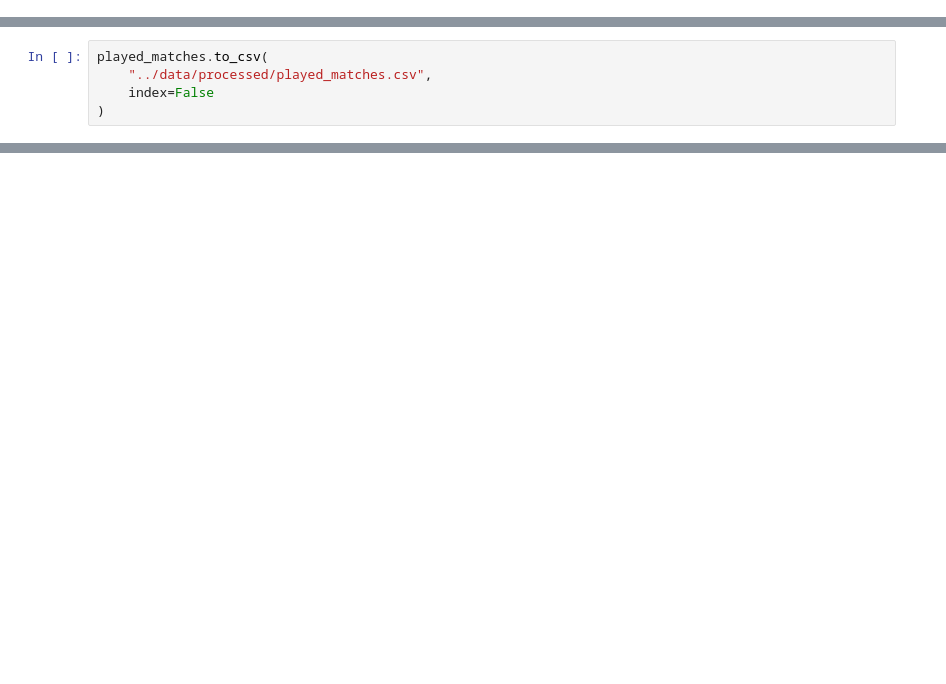
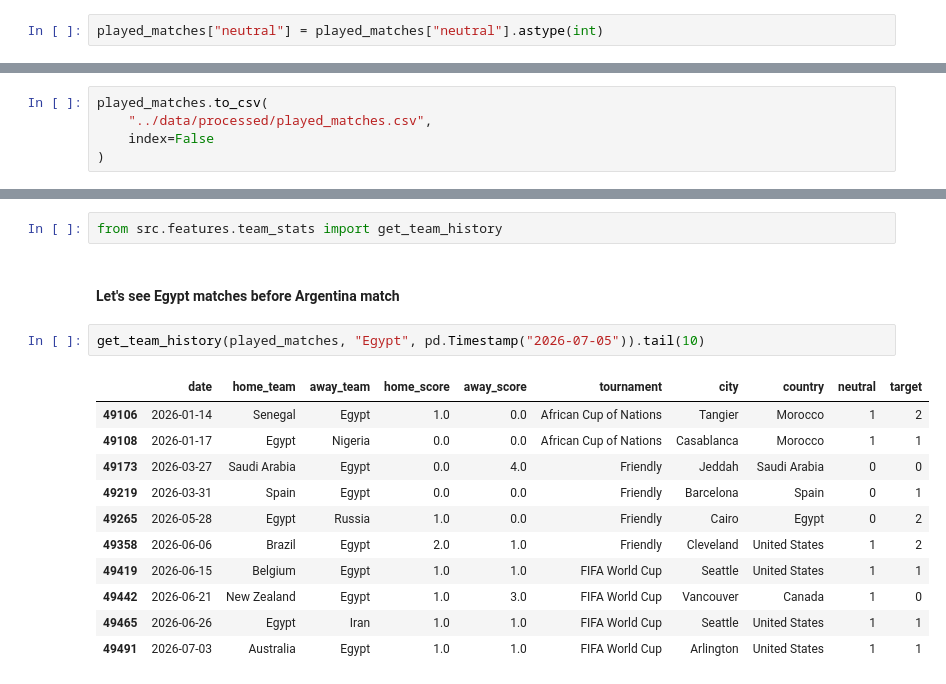
Before and after one commit to Abol3ninn/WorldCup-Predictor, a Jupyter notebook: notebooks/01_data_loading.ipynb, the cells around one changed output, grey strips where cells are left out. Drawn from its saved outputs; the diff is of its cells as text; blank space fills up the shorter version.

```diff
--- a/notebooks/01_data_loading.ipynb
+++ b/notebooks/01_data_loading.ipynb
@@ -235,0 +264,2 @@ played_matches = played_matches.reset_index(drop=True)
+# %%
+played_matches["neutral"] = played_matches["neutral"].astype(int)
@@ -240,0 +292,18 @@ played_matches.to_csv(
+# %%
+from src.features.team_stats import get_team_history
+# %% [markdown]
+#### Let's see Egypt matches before Argentina match
+# %%
+get_team_history(played_matches, "Egypt", pd.Timestamp("2026-07-05")).tail(10)
+# %% [output]
+|  | date | home_team | away_team | home_score | away_score | tournament | city | country | neutral | target |
+| 49106 | 2026-01-14 | Senegal | Egypt | 1.0 | 0.0 | African Cup of Nations | Tangier | Morocco | 1 | 2 |
+| 49108 | 2026-01-17 | Egypt | Nigeria | 0.0 | 0.0 | African Cup of Nations | Casablanca | Morocco | 1 | 1 |
+| 49173 | 2026-03-27 | Saudi Arabia | Egypt | 0.0 | 4.0 | Friendly | Jeddah | Saudi Arabia | 0 | 0 |
+| 49219 | 2026-03-31 | Spain | Egypt | 0.0 | 0.0 | Friendly | Barcelona | Spain | 0 | 1 |
+| 49265 | 2026-05-28 | Egypt | Russia | 1.0 | 0.0 | Friendly | Cairo | Egypt | 0 | 2 |
+| 49358 | 2026-06-06 | Brazil | Egypt | 2.0 | 1.0 | Friendly | Cleveland | United States | 1 | 2 |
+| 49419 | 2026-06-15 | Belgium | Egypt | 1.0 | 1.0 | FIFA World Cup | Seattle | United States | 1 | 1 |
+| 49442 | 2026-06-21 | New Zealand | Egypt | 1.0 | 3.0 | FIFA World Cup | Vancouver | Canada | 1 | 0 |
+| 49465 | 2026-06-26 | Egypt | Iran | 1.0 | 1.0 | FIFA World Cup | Seattle | United States | 1 | 1 |
+| 49491 | 2026-07-03 | Australia | Egypt | 1.0 | 1.0 | FIFA World Cup | Arlington | United States | 1 | 1 |
```
Also changed, not shown: parts of 35 cells of this notebook, 6 other files.
